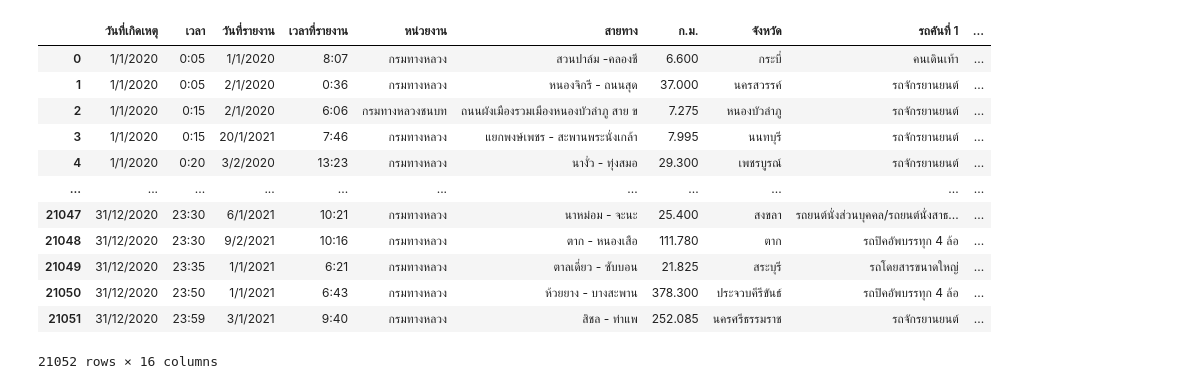
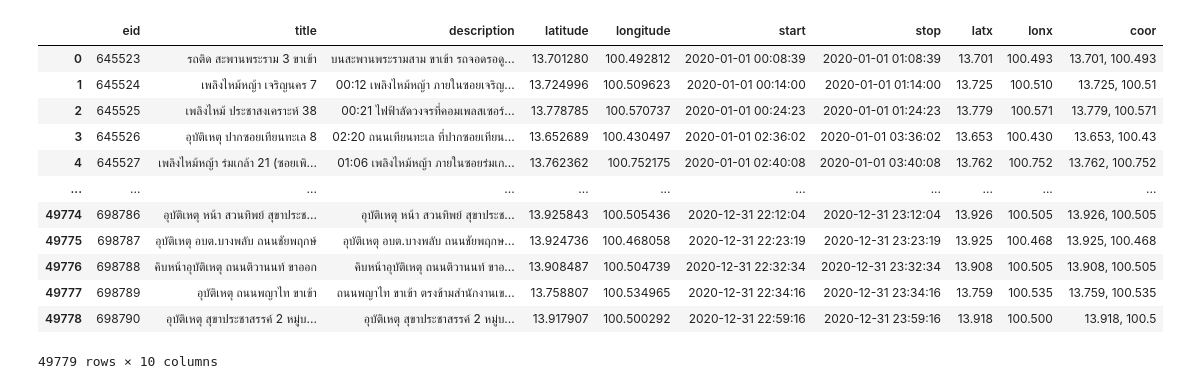
Before and after one commit to Traffic-anomaly-detection/traffic-anomaly-detection, a Jupyter notebook: CleansingData/AccidentWithRoadNo.ipynb, the cells around one changed output. Drawn from its saved outputs; the diff is of its cells as text; code cells hidden in the pictures.

Commit message:
fix coor

```diff
--- a/CleansingData/AccidentWithRoadNo.ipynb
+++ b/CleansingData/AccidentWithRoadNo.ipynb
@@ -6,20 +20,20 @@ import plotly.express as px
 # %%
-df_acc_1 = pd.read_csv('../dataset/accdata/accident2020.csv').drop(["ปีที่เกิดเหตุ","ACC_CODE","จำนวนรถที่เกิดเหตุ (รวมคันที่ 1)","จำนวนผู้เสียชีวิต","รวมจำนวนผู้บาดเจ็บ","สภาพอากาศ","บริเวณที่เกิดเหตุ/ลักษณะทาง"],axis =1 )
-df_acc_1["latx"] = df_acc_1["LATITUDE"].round(3)
-df_acc_1["lonx"] = df_acc_1["LONGITUDE"].round(3)
-df_acc_1["coor"] = df_acc_1.apply(lambda row: f"{row['latx']:.3f}, {row['lonx']:.3f}", axis='columns' )
-df_acc_1
+df_acc_2020 = pd.read_csv('../dataset/accdata/event2020.csv').drop(["title_en","description_en","contributor","type"],axis =1 )
+df_acc_2020["latx"] = df_acc_2020["latitude"].round(3)
+df_acc_2020["lonx"] = df_acc_2020["longitude"].round(3)
+df_acc_2020["coor"] = df_acc_2020.apply(lambda row: f"{row['latx']}, {row['lonx']}", axis='columns' )
+df_acc_2020
 # %% [output]
-|  | วันที่เกิดเหตุ | เวลา | วันที่รายงาน | เวลาที่รายงาน | หน่วยงาน | สายทาง | ก.ม. | จังหวัด | รถคันที่ 1 | ... |
-| 0 | 1/1/2020 | 0:05 | 1/1/2020 | 8:07 | กรมทางหลวง | สวนปาล์ม -คลองชี | 6.600 | กระบี่ | คนเดินเท้า | ... |
-| 1 | 1/1/2020 | 0:05 | 2/1/2020 | 0:36 | กรมทางหลวง | หนองจิกรี - ถนนสุด | 37.000 | นครสวรรค์ | รถจักรยานยนต์ | ... |
-| 2 | 1/1/2020 | 0:15 | 2/1/2020 | 6:06 | กรมทางหลวงชนบท | ถนนผังเมืองรวมเมืองหนองบัวลำภู สาย ข | 7.275 | หนองบัวลำภู | รถจักรยานยนต์ | ... |
-| 3 | 1/1/2020 | 0:15 | 20/1/2021 | 7:46 | กรมทางหลวง | แยกพงษ์เพชร - สะพานพระนั่งเกล้า | 7.995 | นนทบุรี | รถจักรยานยนต์ | ... |
-| 4 | 1/1/2020 | 0:20 | 3/2/2020 | 13:23 | กรมทางหลวง | นางั่ว - ทุ่งสมอ | 29.300 | เพชรบูรณ์ | รถจักรยานยนต์ | ... |
+|  | ﻿eid | title | description | latitude | longitude | start | stop | latx | lonx | coor |
+| 0 | 645523 | รถติด สะพานพระราม 3 ขาเข้า | บนสะพานพระรามสาม ขาเข้า รถจอดรอดู... | 13.701280 | 100.492812 | 2020-01-01 00:08:39 | 2020-01-01 01:08:39 | 13.701 | 100.493 | 13.701, 100.493 |
+| 1 | 645524 | เพลิงไหม้หญ้า เจริญนคร 7 | 00:12 เพลิงไหม้หญ้า ภายในซอยเจริญ... | 13.724996 | 100.509623 | 2020-01-01 00:14:00 | 2020-01-01 01:14:00 | 13.725 | 100.510 | 13.725, 100.51 |
+| 2 | 645525 | เพลิงไหม้ ประชาสงเคราะห์ 38 | 00:21 ไฟฟ้าลัดวงจรที่คอมเพลสเซอร์... | 13.778785 | 100.570737 | 2020-01-01 00:24:23 | 2020-01-01 01:24:23 | 13.779 | 100.571 | 13.779, 100.571 |
+| 3 | 645526 | อุบัติเหตุ ปากซอยเทียนทะเล 8 | 02:20 ถนนเทียนทะเล ที่ปากซอยเทียน... | 13.652689 | 100.430497 | 2020-01-01 02:36:02 | 2020-01-01 03:36:02 | 13.653 | 100.430 | 13.653, 100.43 |
+| 4 | 645527 | เพลิงไหม้หญ้า ร่มเกล้า 21 (ซอยเพิ... | 01:06 เพลิงไหม้หญ้า ภายในซอยร่มเก... | 13.762362 | 100.752175 | 2020-01-01 02:40:08 | 2020-01-01 03:40:08 | 13.762 | 100.752 | 13.762, 100.752 |
 | ... | ... | ... | ... | ... | ... | ... | ... | ... | ... | ... |
-| 21047 | 31/12/2020 | 23:30 | 6/1/2021 | 10:21 | กรมทางหลวง | นาหม่อม - จะนะ | 25.400 | สงขลา | รถยนต์นั่งส่วนบุคคล/รถยนต์นั่งสาธ... | ... |
-| 21048 | 31/12/2020 | 23:30 | 9/2/2021 | 10:16 | กรมทางหลวง | ตาก - หนองเสือ | 111.780 | ตาก | รถปิคอัพบรรทุก 4 ล้อ | ... |
-| 21049 | 31/12/2020 | 23:35 | 1/1/2021 | 6:21 | กรมทางหลวง | ตาลเดี่ยว - ซับบอน | 21.825 | สระบุรี | รถโดยสารขนาดใหญ่ | ... |
-| 21050 | 31/12/2020 | 23:50 | 1/1/2021 | 6:43 | กรมทางหลวง | ห้วยยาง - บางสะพาน | 378.300 | ประจวบคีรีขันธ์ | รถปิคอัพบรรทุก 4 ล้อ | ... |
-| 21051 | 31/12/2020 | 23:59 | 3/1/2021 | 9:40 | กรมทางหลวง | สิชล - ท่าแพ | 252.085 | นครศรีธรรมราช | รถจักรยานยนต์ | ... |
+| 49774 | 698786 | อุบัติเหตุ หน้า สวนทิพย์ สุขาประช... | อุบัติเหตุ หน้า สวนทิพย์ สุขาประช... | 13.925843 | 100.505436 | 2020-12-31 22:12:04 | 2020-12-31 23:12:04 | 13.926 | 100.505 | 13.926, 100.505 |
+| 49775 | 698787 | อุบัติเหตุ อบต.บางพลับ ถนนชัยพฤกษ์ | อุบัติเหตุ อบต.บางพลับ ถนนชัยพฤกษ... | 13.924736 | 100.468058 | 2020-12-31 22:23:19 | 2020-12-31 23:23:19 | 13.925 | 100.468 | 13.925, 100.468 |
+| 49776 | 698788 | คิบหน้าอุบัติเหตุ ถนนติวานนท์ ขาออก | คิบหน้าอุบัติเหตุ ถนนติวานนท์ ขาอ... | 13.908487 | 100.504739 | 2020-12-31 22:32:34 | 2020-12-31 23:32:34 | 13.908 | 100.505 | 13.908, 100.505 |
+| 49777 | 698789 | อุบัติเหตุ ถนนพญาไท ขาเข้า | ถนนพญาไท ขาเข้า ตรงข้ามสำนักงานเข... | 13.758807 | 100.534965 | 2020-12-31 22:34:16 | 2020-12-31 23:34:16 | 13.759 | 100.535 | 13.759, 100.535 |
+| 49778 | 698790 | อุบัติเหตุ สุขาประชาสรรค์ 2 หมู่บ... | อุบัติเหตุ สุขาประชาสรรค์ 2 หมู่บ... | 13.917907 | 100.500292 | 2020-12-31 22:59:16 | 2020-12-31 23:59:16 | 13.918 | 100.500 | 13.918, 100.5 |
-21052 rows × 16 columns
+49779 rows × 10 columns
```
Also changed, not shown: parts of 15 cells of this notebook, 1 other file.
